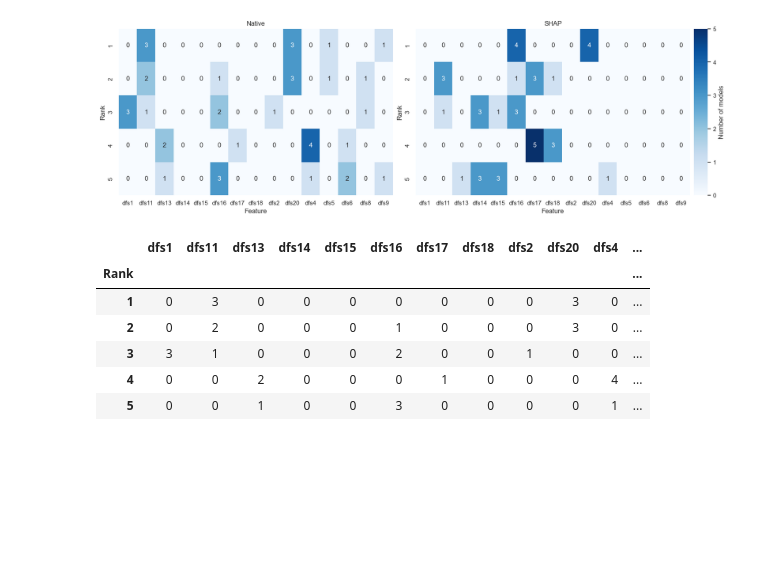
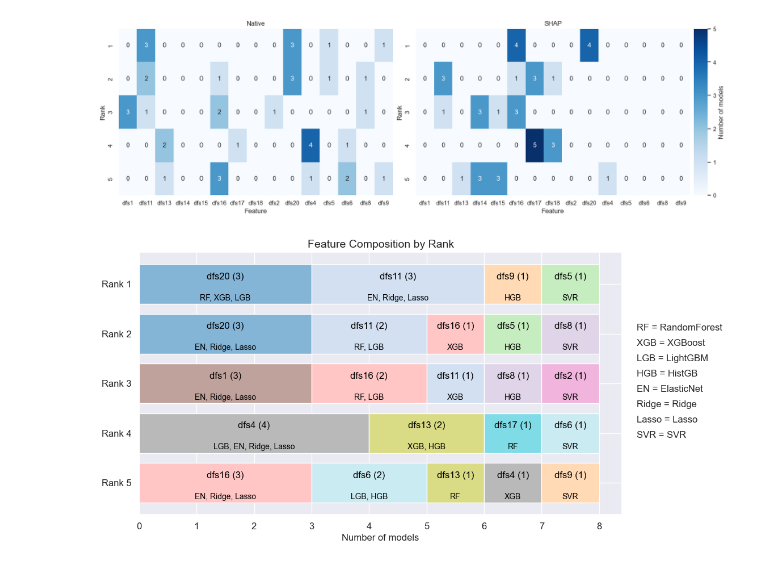
Before and after one commit to oral-health-and-disease-ontologies/DFA-Study, a Jupyter notebook: notebooks/superdataset-feature-analysis.ipynb, the cells around one changed output. Drawn from its saved outputs; the diff is of its cells as text; code cells hidden in the pictures; blank space fills up the shorter version.

Commit message:
add bar plot

```diff
--- a/notebooks/superdataset-feature-analysis.ipynb
+++ b/notebooks/superdataset-feature-analysis.ipynb
@@ -1073,3 +995,25 @@ native_rank_df
+# %%
+def rank_feature_counts_long(rank_df, top_n=None, include_models=False):
+    """
+    Long-format hierarchical table: (Rank, Feature) -> Count [, Models].
+    Excludes zero-count entries automatically.
+    """
+    df = rank_df.head(top_n) if top_n else rank_df
+
+    records = []
+    for rank in df.index:
+        row = df.loc[rank]
+        for feature in row.unique():
+            models = row[row == feature].index.tolist()
+            record = {'Rank': rank, 'Feature': feature, 'Count': len(models)}
+            if include_models:
+                record['Models'] = ', '.join(models)
+            records.append(record)
+
+    result = pd.DataFrame(records)
+    result = result.sort_values(['Rank', 'Count'], ascending=[True, False])
+    result = result.set_index(['Rank', 'Feature'])
+    return result
 # %%
 def soften_color(hex_color, amount=0.55):
     """Blend a color toward white. amount=0 -> no change, amount=1 -> pure white."""
@@ -1260,13 +1519,19 @@ native_counts, shap_counts = align_rank_counts(native_counts, shap_counts)
 plot_rank_heatmaps_side_by_side([native_counts, shap_counts], titles=['Native', 'SHAP'])
 # %% [output]
 [figure]
-# %%
-native_counts
-# %% [output]
-|  | dfs1 | dfs11 | dfs13 | dfs14 | dfs15 | dfs16 | dfs17 | dfs18 | dfs2 | dfs20 | dfs4 | ... |
-| Rank |  |  |  |  |  |  |  |  |  |  |  | ... |
-| 1 | 0 | 3 | 0 | 0 | 0 | 0 | 0 | 0 | 0 | 3 | 0 | ... |
-| 2 | 0 | 2 | 0 | 0 | 0 | 1 | 0 | 0 | 0 | 3 | 0 | ... |
-| 3 | 3 | 1 | 0 | 0 | 0 | 2 | 0 | 0 | 1 | 0 | 0 | ... |
-| 4 | 0 | 0 | 2 | 0 | 0 | 0 | 1 | 0 | 0 | 0 | 4 | ... |
-| 5 | 0 | 0 | 1 | 0 | 0 | 3 | 0 | 0 | 0 | 0 | 1 | ... |
+# %%
+model_abbrev = {
+    "RandomForest": "RF",
+    "XGBoost": "XGB",
+    "LightGBM": "LGB",
+    "HistGB": "HGB",
+    "ElasticNet": "EN",
+    "Ridge": "Ridge",
+    "Lasso": "Lasso",
+    "SVR": "SVR",
+}
+# %%
+native_long = rank_feature_counts_long(native_rank_df, top_n=5, include_models=True)
+bar_plot_rank_composition(native_long, figsize=(13, 6), model_abbrev=model_abbrev, legend_loc='right', wrap_width=30, fontsize=12)
+# %% [output]
+[figure, added]
```
Also changed, not shown: parts of 23 cells of this notebook.
